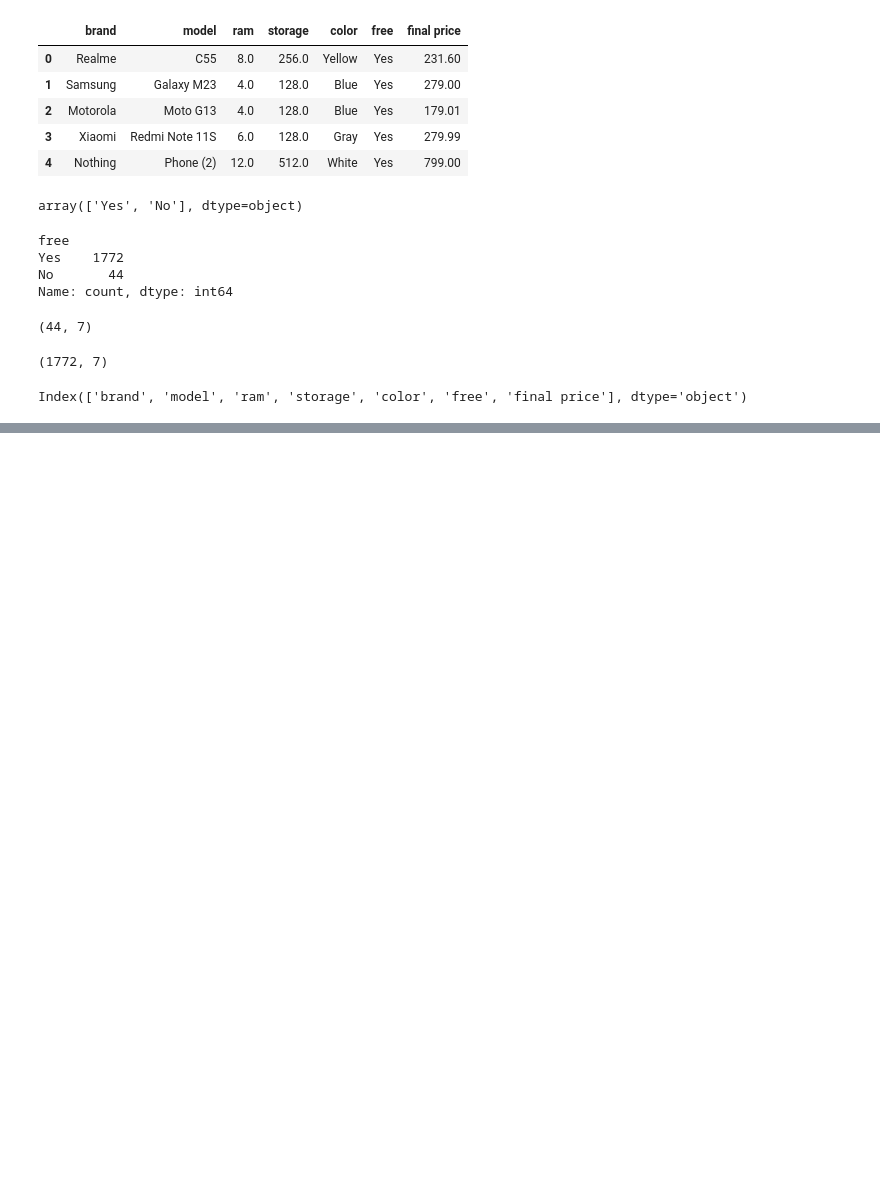
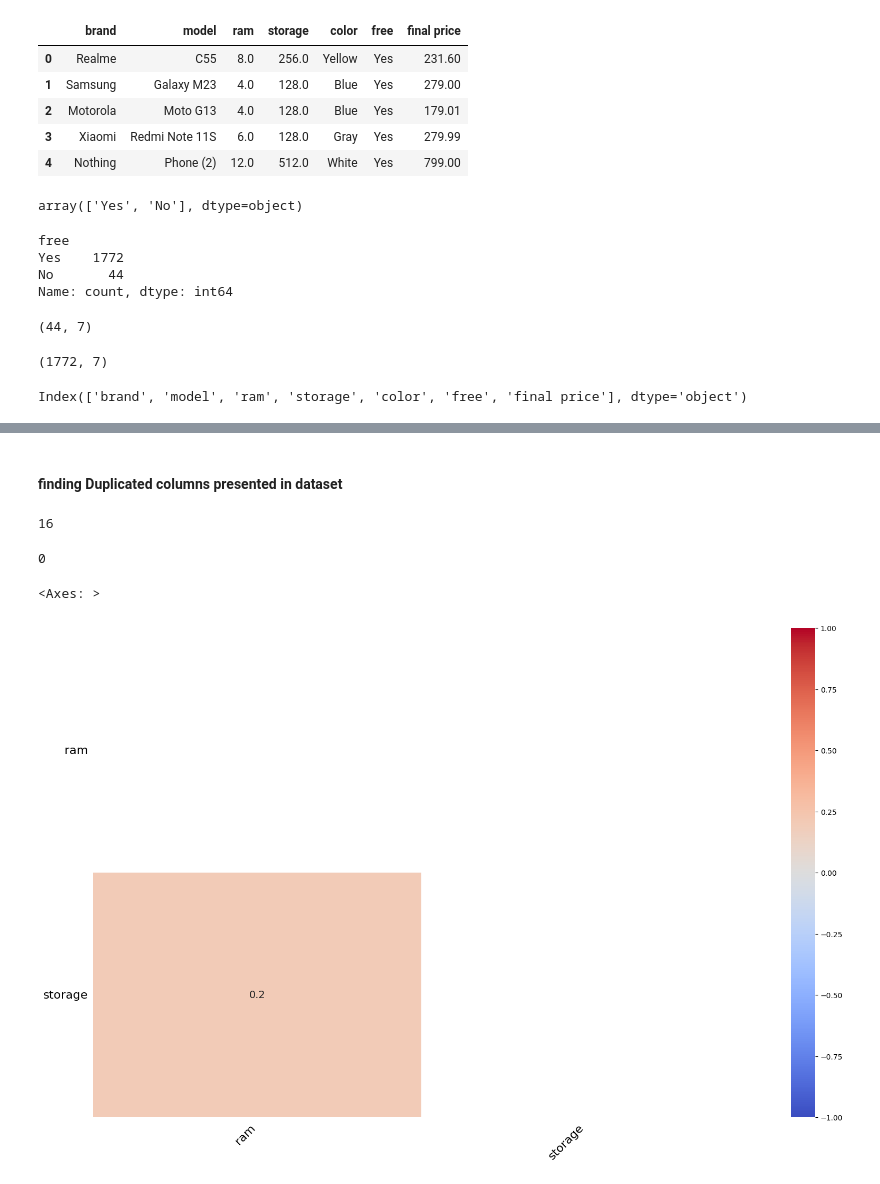
Before and after one commit to lalitssonawane/-Digital-Music-Store-Data-Analysis-using-SQL, a Jupyter notebook: smartphone-sales-prediction.ipynb, the cells around one changed output, grey strips where cells are left out. Drawn from its saved outputs; the diff is of its cells as text; code cells hidden in the pictures; blank space fills up the shorter version.

```diff
--- a/smartphone-sales-prediction.ipynb
+++ b/smartphone-sales-prediction.ipynb
@@ -231,0 +271,12 @@ Index(['brand', 'model', 'ram', 'storage', 'color', 'free', 'final price'], dtyp
+# %% [markdown]
+#### finding Duplicated columns presented in dataset
+# %%
+data.duplicated().sum()
+# %% [output]
+16
+# %%
+data.drop_duplicates(inplace = True)
+# %%
+data.duplicated().sum()
+# %% [output]
+0
@@ -231,0 +285,5 @@ Index(['brand', 'model', 'ram', 'storage', 'color', 'free', 'final price'], dtyp
+# %%
+msno.heatmap(data, cmap="coolwarm")
+# %% [output]
+<Axes: >
+[figure, added]
```
Also changed, not shown: parts of 62 cells of this notebook.
